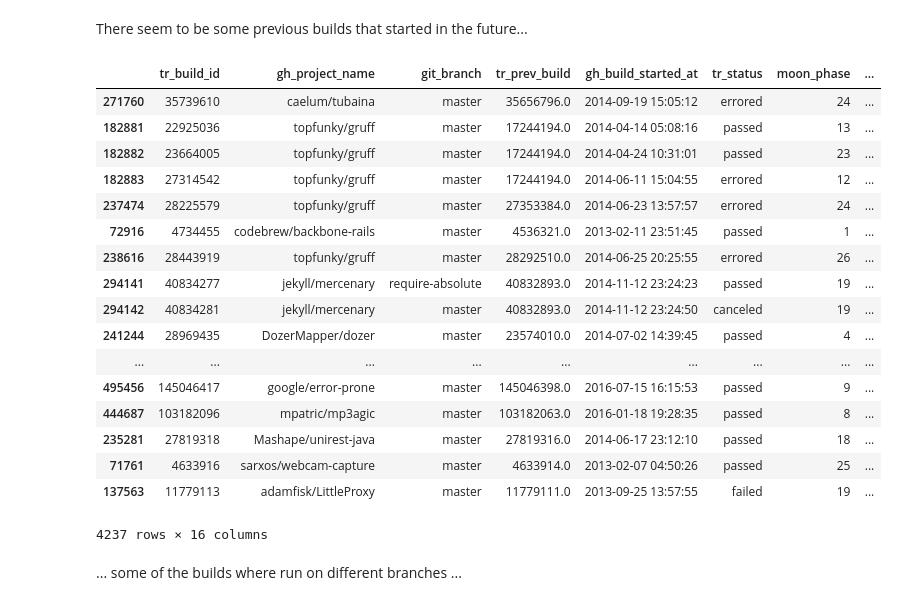
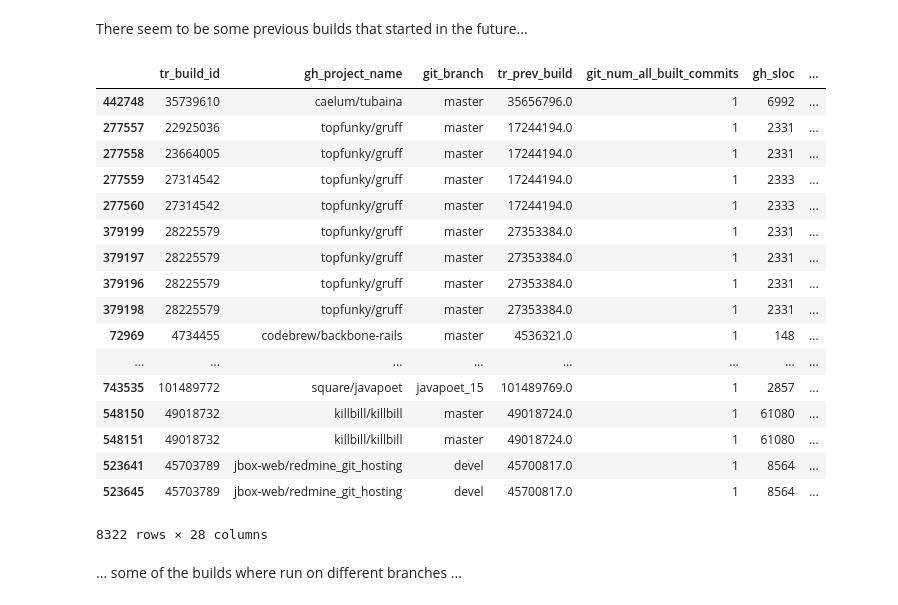
Before and after one commit to DLR-SC/Hackathon, a Jupyter notebook: chaosProject/Inconsistencies.ipynb, the cells around one changed output. Saved outputs shown, nothing was run; the diff lists cells and outputs as text; code cells hidden in the pictures.

```diff
--- a/chaosProject/Inconsistencies.ipynb
+++ b/chaosProject/Inconsistencies.ipynb
@@ -5,18 +7,29 @@ First, the data needs to be imported for mining and manipulation. The data is fe
+# %%
+# Configuration
+
+columns = ['tr_build_id', 'tr_prev_build', 'tr_status', 'tr_log_status',
+           'gh_build_started_at', 'gh_project_name', 'gh_sloc',
+           'git_branch', 'git_num_all_built_commits']
+with_moon = True
 # %%
 import dask.dataframe as pd
 import pandas as px
 import numpy as np
-from astral import Astral
-
-astral = Astral()
-city = astral['London']
 
 df = pd.read_csv("data/travistorrent_11_1_2017.csv",
-                 usecols=['tr_build_id', 'tr_prev_build', 'tr_status', 'gh_build_started_at', 'gh_project_name', 'git_branch'],
-                parse_dates=['gh_build_started_at'])
+                 usecols=columns, parse_dates=['gh_build_started_at'])
 df = df.drop_duplicates()
-moon = map(lambda x: city.moon_phase(date=x), df['gh_build_started_at'].compute())
-df = df.compute().assign(moon_phase = list(moon))
+
+if with_moon:
+    from astral import Astral
+    astral = Astral()
+    city = astral['London'] # Use 'London' as location to reflect UTC timestamps
+    moon = map(lambda x: city.moon_phase(date=x), df['gh_build_started_at'].compute())
+    groups = df['gh_project_name'].compute().str.split('/', expand=True)
+    groups.columns = ['group', 'project']
+    weekday = map(lambda x: x.weekday(), df['gh_build_started_at'].compute())
+    df = px.concat([df.compute(), groups], axis=1)
+    df = df.assign(moon_phase = list(moon)).assign(weekday=list(weekday))
 # %% [markdown]
 Combine with "previous build", add transition as 'status_update' (old:new), 'delta' between start times of the builds and create frame containing only builds where status changed.
 # %%
@@ -29,25 +43,31 @@ df_with_change = df_with_prev[df_with_prev['tr_status'] != df_with_prev['tr_stat
 There seem to be some previous builds that started in the future...
 # %%
 from datetime import timedelta
-df_with_prev[df_with_prev['delta'] < timedelta(0)].sort_values('delta')
+
+if with_moon:
+    negative_deltas = df_with_prev[df_with_prev['delta'] < timedelta(0)].sort_values('delta')
+else:
+    negative_deltas = df_with_prev[df_with_prev['delta'] < timedelta(0)].compute().sort_values('delta')
+
+negative_deltas
 # %% [output]
-|  | tr_build_id | gh_project_name | git_branch | tr_prev_build | gh_build_started_at | tr_status | moon_phase | ... |
-| 271760 | 35739610 | caelum/tubaina | master | 35656796.0 | 2014-09-19 15:05:12 | errored | 24 | ... |
-| 182881 | 22925036 | topfunky/gruff | master | 17244194.0 | 2014-04-14 05:08:16 | passed | 13 | ... |
-| 182882 | 23664005 | topfunky/gruff | master | 17244194.0 | 2014-04-24 10:31:01 | passed | 23 | ... |
-| 182883 | 27314542 | topfunky/gruff | master | 17244194.0 | 2014-06-11 15:04:55 | errored | 12 | ... |
-| 237474 | 28225579 | topfunky/gruff | master | 27353384.0 | 2014-06-23 13:57:57 | errored | 24 | ... |
-| 72916 | 4734455 | codebrew/backbone-rails | master | 4536321.0 | 2013-02-11 23:51:45 | passed | 1 | ... |
-| 238616 | 28443919 | topfunky/gruff | master | 28292510.0 | 2014-06-25 20:25:55 | errored | 26 | ... |
-| 294141 | 40834277 | jekyll/mercenary | require-absolute | 40832893.0 | 2014-11-12 23:24:23 | passed | 19 | ... |
-| 294142 | 40834281 | jekyll/mercenary | master | 40832893.0 | 2014-11-12 23:24:50 | canceled | 19 | ... |
-| 241244 | 28969435 | DozerMapper/dozer | master | 23574010.0 | 2014-07-02 14:39:45 | passed | 4 | ... |
-| ... | ... | ... | ... | ... | ... | ... | ... | ... |
-| 495456 | 145046417 | google/error-prone | master | 145046398.0 | 2016-07-15 16:15:53 | passed | 9 | ... |
-| 444687 | 103182096 | mpatric/mp3agic | master | 103182063.0 | 2016-01-18 19:28:35 | passed | 8 | ... |
-| 235281 | 27819318 | Mashape/unirest-java | master | 27819316.0 | 2014-06-17 23:12:10 | passed | 18 | ... |
-| 71761 | 4633916 | sarxos/webcam-capture | master | 4633914.0 | 2013-02-07 04:50:26 | passed | 25 | ... |
-| 137563 | 11779113 | adamfisk/LittleProxy | master | 11779111.0 | 2013-09-25 13:57:55 | failed | 19 | ... |
+|  | tr_build_id | gh_project_name | git_branch | tr_prev_build | git_num_all_built_commits | gh_sloc | ... |
+| 442748 | 35739610 | caelum/tubaina | master | 35656796.0 | 1 | 6992 | ... |
+| 277557 | 22925036 | topfunky/gruff | master | 17244194.0 | 1 | 2331 | ... |
+| 277558 | 23664005 | topfunky/gruff | master | 17244194.0 | 1 | 2331 | ... |
+| 277559 | 27314542 | topfunky/gruff | master | 17244194.0 | 1 | 2333 | ... |
+| 277560 | 27314542 | topfunky/gruff | master | 17244194.0 | 1 | 2333 | ... |
+| 379199 | 28225579 | topfunky/gruff | master | 27353384.0 | 1 | 2331 | ... |
+| 379197 | 28225579 | topfunky/gruff | master | 27353384.0 | 1 | 2331 | ... |
+| 379196 | 28225579 | topfunky/gruff | master | 27353384.0 | 1 | 2331 | ... |
+| 379198 | 28225579 | topfunky/gruff | master | 27353384.0 | 1 | 2331 | ... |
+| 72969 | 4734455 | codebrew/backbone-rails | master | 4536321.0 | 1 | 148 | ... |
+| ... | ... | ... | ... | ... | ... | ... | ... |
+| 743535 | 101489772 | square/javapoet | javapoet_15 | 101489769.0 | 1 | 2857 | ... |
+| 548150 | 49018732 | killbill/killbill | master | 49018724.0 | 1 | 61080 | ... |
+| 548151 | 49018732 | killbill/killbill | master | 49018724.0 | 1 | 61080 | ... |
+| 523641 | 45703789 | jbox-web/redmine_git_hosting | devel | 45700817.0 | 1 | 8564 | ... |
+| 523645 | 45703789 | jbox-web/redmine_git_hosting | devel | 45700817.0 | 1 | 8564 | ... |
-4237 rows × 16 columns
+8322 rows × 28 columns
 # %% [markdown]
 ... some of the builds where run on different branches ...
```
Also changed, not shown: parts of 16 cells of this notebook.
